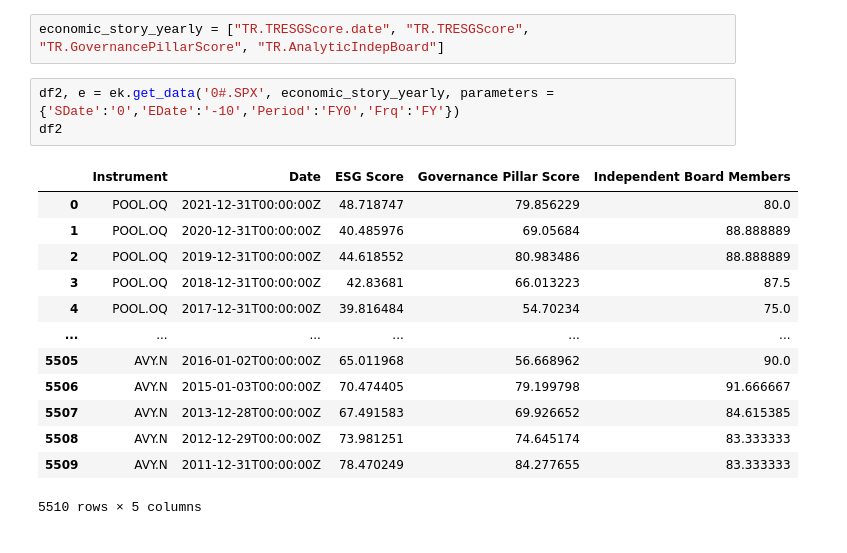
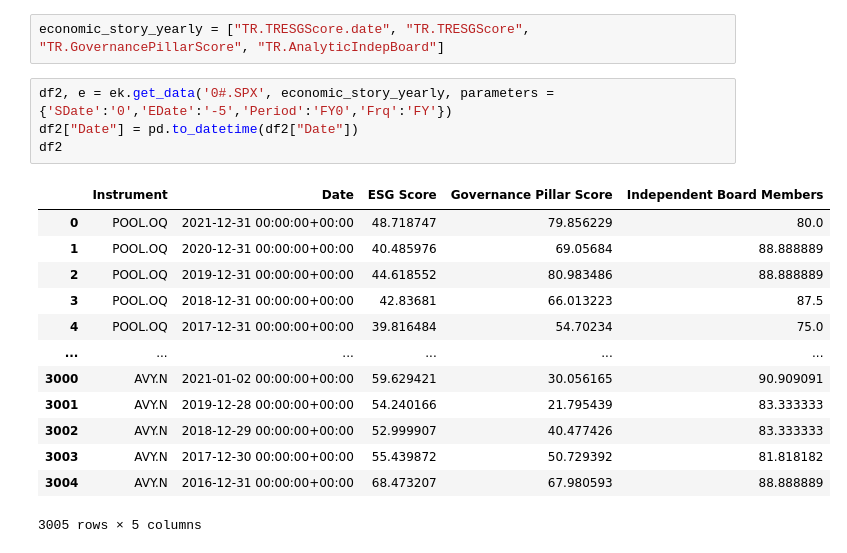
Before and after one commit to yummypugs/GSFM_AnalystForecasts, a Jupyter notebook: Elena/Elena_eikon_timeseries.ipynb, the cells around one changed output. Drawn from its saved outputs; the diff is of its cells as text.

```diff
--- a/Elena/Elena_eikon_timeseries.ipynb
+++ b/Elena/Elena_eikon_timeseries.ipynb
@@ -91,19 +179,20 @@ df
 # %%
 economic_story_yearly = ["TR.TRESGScore.date", "TR.TRESGScore", "TR.GovernancePillarScore", "TR.AnalyticIndepBoard"]
 # %%
-df2, e = ek.get_data('0#.SPX', economic_story_yearly, parameters = {'SDate':'0','EDate':'-10','Period':'FY0','Frq':'FY'})
+df2, e = ek.get_data('0#.SPX', economic_story_yearly, parameters = {'SDate':'0','EDate':'-5','Period':'FY0','Frq':'FY'})
+df2["Date"] = pd.to_datetime(df2["Date"])
 df2
 # %% [output]
 |  | Instrument | Date | ESG Score | Governance Pillar Score | Independent Board Members |
-| 0 | POOL.OQ | 2021-12-31T00:00:00Z | 48.718747 | 79.856229 | 80.0 |
-| 1 | POOL.OQ | 2020-12-31T00:00:00Z | 40.485976 | 69.05684 | 88.888889 |
-| 2 | POOL.OQ | 2019-12-31T00:00:00Z | 44.618552 | 80.983486 | 88.888889 |
-| 3 | POOL.OQ | 2018-12-31T00:00:00Z | 42.83681 | 66.013223 | 87.5 |
-| 4 | POOL.OQ | 2017-12-31T00:00:00Z | 39.816484 | 54.70234 | 75.0 |
+| 0 | POOL.OQ | 2021-12-31 00:00:00+00:00 | 48.718747 | 79.856229 | 80.0 |
+| 1 | POOL.OQ | 2020-12-31 00:00:00+00:00 | 40.485976 | 69.05684 | 88.888889 |
+| 2 | POOL.OQ | 2019-12-31 00:00:00+00:00 | 44.618552 | 80.983486 | 88.888889 |
+| 3 | POOL.OQ | 2018-12-31 00:00:00+00:00 | 42.83681 | 66.013223 | 87.5 |
+| 4 | POOL.OQ | 2017-12-31 00:00:00+00:00 | 39.816484 | 54.70234 | 75.0 |
 | ... | ... | ... | ... | ... | ... |
-| 5505 | AVY.N | 2016-01-02T00:00:00Z | 65.011968 | 56.668962 | 90.0 |
-| 5506 | AVY.N | 2015-01-03T00:00:00Z | 70.474405 | 79.199798 | 91.666667 |
-| 5507 | AVY.N | 2013-12-28T00:00:00Z | 67.491583 | 69.926652 | 84.615385 |
-| 5508 | AVY.N | 2012-12-29T00:00:00Z | 73.981251 | 74.645174 | 83.333333 |
-| 5509 | AVY.N | 2011-12-31T00:00:00Z | 78.470249 | 84.277655 | 83.333333 |
+| 3000 | AVY.N | 2021-01-02 00:00:00+00:00 | 59.629421 | 30.056165 | 90.909091 |
+| 3001 | AVY.N | 2019-12-28 00:00:00+00:00 | 54.240166 | 21.795439 | 83.333333 |
+| 3002 | AVY.N | 2018-12-29 00:00:00+00:00 | 52.999907 | 40.477426 | 83.333333 |
+| 3003 | AVY.N | 2017-12-30 00:00:00+00:00 | 55.439872 | 50.729392 | 81.818182 |
+| 3004 | AVY.N | 2016-12-31 00:00:00+00:00 | 68.473207 | 67.980593 | 88.888889 |
-5510 rows × 5 columns
+3005 rows × 5 columns
```
Also changed, not shown: parts of 12 cells of this notebook.
